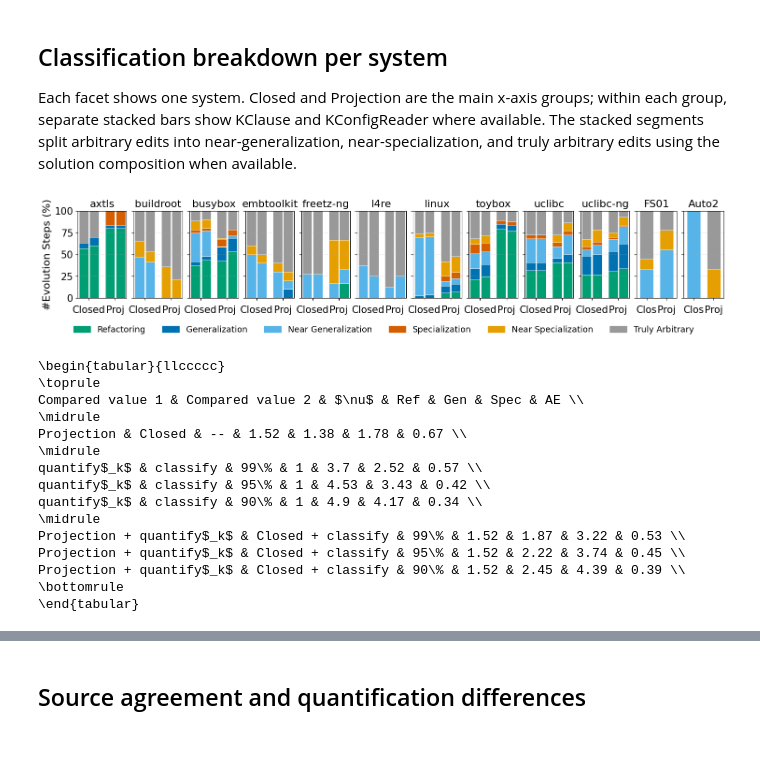
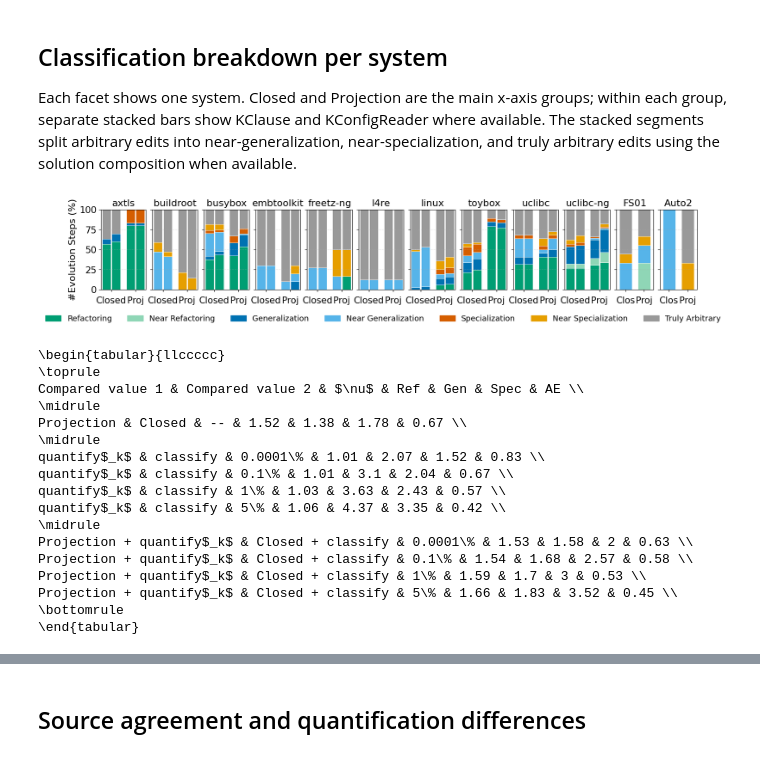
Before and after one commit to ekuiter/torte, a Jupyter notebook: experiments/feature-model-differences/evaluation.ipynb, the cells around one changed output, grey strips where cells are left out. Saved outputs shown, nothing was run; the diff lists cells and outputs as text; code cells hidden in the pictures.

```diff
--- a/experiments/feature-model-differences/evaluation.ipynb
+++ b/experiments/feature-model-differences/evaluation.ipynb
@@ -3089,9 +3094,29 @@ import matplotlib.ticker as ticker
 # row per system/source/semantics/version pair, preferring rows with solution-composition data
 # so ArbitraryEdit can be split into near-generalization, near-specialization, and truly
 # arbitrary edit.
+# Helper functions are local to keep this cell runnable after the source-faceted overview.
+def _breakdown_source(formula):
+    first = str(formula).split('/')[0]
+    if first == 'extract-kconfig-models-with-kconfigreader':
+        return 'KConfigReader'
+    if first == 'extract-kconfig-models-with-kclause':
+        return 'KClause'
+    return 'XML'
+
+
+def _breakdown_strip_source(formula):
+    parts = str(formula).split('/')
+    if parts[0].startswith('extract-kconfig-models-with-'):
+        return '/'.join(parts[1:])
+    return str(formula)
+
+
+_NEAR_SHARE_THRESHOLD = 0.01
+
 # Detailed class order controls both stack order and the legend order in the per-system plot.
 _CLF_DETAILED_ORDER = [
     'Refactoring',
+    'Near Refactoring',
     'Generalization',
     'Near Generalization',
     'Specialization',
@@ -3100,6 +3125,7 @@ _CLF_DETAILED_ORDER = [
 ]
 _CLF_DETAILED_COLORS = {
     'Refactoring':         COLOR['bluish_green'],
+    'Near Refactoring':    '#8FD6B6',
     'Generalization':      COLOR['blue'],
     'Specialization':      COLOR['vermillion'],
     'Near Generalization': COLOR['sky_blue'],
@@ -3120,12 +3146,12 @@ _breakdown = df[
     df['classification'].notna() &
     (~df['system'].isin(['busybox-commits', 'busybox-yearly']))
 ].copy()
-_breakdown['source'] = _breakdown['left_formula'].apply(_factor_source)
+_breakdown['source'] = _breakdown['left_formula'].apply(_breakdown_source)
 _breakdown = _breakdown[_breakdown['source'].isin(_BREAKDOWN_SOURCE_ORDER)].copy()
 # Strip extractor prefixes only for pair identity; source remains a separate key so KClause
 # and KConfigReader are not accidentally compared/collapsed together.
-_breakdown['left_model'] = _breakdown['left_formula'].apply(_factor_strip_source)
-_breakdown['right_model'] = _breakdown['right_formula'].apply(_factor_strip_source)
+_breakdown['left_model'] = _breakdown['left_formula'].apply(_breakdown_strip_source)
+_breakdown['right_model'] = _breakdown['right_formula'].apply(_breakdown_strip_source)
 _breakdown['diff_kind'] = _breakdown['left_diff_kind'].astype(str)
 _breakdown['_has_solution_share'] = _breakdown[['removed_solutions', 'common_solutions', 'added_solutions']].notna().all(axis=1)
 # Prefer rows with quantitative solution shares; break ties with the direct SAT/kissat
@@ -3141,7 +3167,7 @@ _breakdown = (
     .drop_duplicates(subset=['system', 'source', 'diff_kind', 'left_model', 'right_model'])
 )
 
-# Same 95% quantitative refinement as above, but here the refined class is the actual stack
+# Same quantitative refinement as above, but here the refined class is the actual stack
 # category instead of an overlay inside AE.
 def _detailed_clf(row):
     clf = row['classification']
@@ -3154,11 +3180,12 @@ def _detailed_clf(row):
     a = row['added_solutions']
     if any(pd.isna(v) for v in [r, c, a]):
         return 'Truly Arbitrary'
-    add_c = a + c
-    rem_c = r + c
-    stronger_side = max(add_c, rem_c)
-    if stronger_side >= 0.95:
-        return 'Near Generalization' if add_c >= rem_c else 'Near Specialization'
+    if a <= _NEAR_SHARE_THRESHOLD and r <= _NEAR_SHARE_THRESHOLD:
+        return 'Near Refactoring'
+    if a <= _NEAR_SHARE_THRESHOLD:
+        return 'Near Specialization'
+    if r <= _NEAR_SHARE_THRESHOLD:
+        return 'Near Generalization'
     return 'Truly Arbitrary'
 
 _breakdown['_dclf'] = _breakdown.apply(_detailed_clf, axis=1)
@@ -3253,34 +3280,34 @@ for ax, system in zip(axes.ravel(), _system_order):
     ax.tick_params(axis='x', pad=8)
     ax.set_xlim(group_x[0] - (0.11 if source_order == ['XML'] else 0.18), group_x[-1] + (0.11 if source_order == ['XML'] else 0.18))
     ax.set_ylim(0, 100)
     ax.tick_params(axis='y', labelsize=15)
     ax.yaxis.set_major_formatter(ticker.FuncFormatter(lambda v, _: f'{v:.0f}'))
     ax.grid(axis='y', linestyle='--', alpha=0.35)
 
 for ax in axes.ravel()[len(_system_order):]:
     ax.set_visible(False)
 
 for ax in axes[:, 0]:
     ax.set_ylabel('#Evolution Steps (%)', fontsize=16)
 
 # Unlike the compact source summary above, this per-system plot keeps the legend because it
 # uses all detailed classes directly as stacks.
 _class_handles = [plt.Rectangle((0, 0), 1, 1, color=_CLF_DETAILED_COLORS[c]) for c in _CLF_DETAILED_ORDER]
 fig.legend(
     _class_handles,
     _CLF_DETAILED_ORDER,
     loc='lower center',
     ncol=len(_CLF_DETAILED_ORDER),
     fontsize=13,
     frameon=False,
     bbox_to_anchor=(0.5, 0.02),
 )
 fig.tight_layout(rect=[0, 0.15, 1, 1], w_pad=0.01)
 fig.subplots_adjust(wspace=0.15)
 fig.savefig(paper_image_dir / 'classification-breakdown-by-system.pdf', bbox_inches='tight')
 plt.show()
 # %% [output]
-[figure, old version]
+[figure, new version]
 # %%
 # LaTeX summary table for the classification-comparison scenarios.
 # Each class cell divides the absolute class count of the first displayed setting
@@ -3338,10 +3365,12 @@ def _cmp_quantify(row, nu):
     a = row['added_solutions']
     if any(pd.isna(v) for v in [r, c, a]):
         return 'AE'
-    add_c = a + c
-    rem_c = r + c
-    if max(add_c, rem_c) >= nu:
-        return 'Gen' if add_c >= rem_c else 'Spec'
+    if a <= nu and r <= nu:
+        return 'Ref'
+    if a <= nu:
+        return 'Spec'
+    if r <= nu:
+        return 'Gen'
     return 'AE'
 
 
@@ -3388,18 +3417,18 @@ _rows.append(_comparison_row('Projection', 'Closed', '--', _right, _left))
 _midrules_after.append(len(_rows))
 
 # Quantification effect at closed semantics for three nearness thresholds.
-for _nu in [0.99, 0.95, 0.90]:
+for _nu in [0.000001, 0.001, 0.01, 0.05]:
     _rows.append(_comparison_row(
         'quantify$_k$',
         'classify',
-        f'{int(_nu * 100)}\\%',
+        f'{_nu * 100:g}\\%',
         _closed.apply(lambda row, nu=_nu: _cmp_quantify(row, nu), axis=1),
         _closed.apply(_cmp_classify, axis=1),
     ))
 _midrules_after.append(len(_rows))
 
 # Thüm's algorithm (closed + classify) versus the projected quantitative variant.
-for _nu in [0.99, 0.95, 0.90]:
+for _nu in [0.000001, 0.001, 0.01, 0.05]:
     _left, _right = _paired_labels(
         _closed,
         _projected,
@@ -3409,7 +3438,7 @@ for _nu in [0.99, 0.95, 0.90]:
     _rows.append(_comparison_row(
         'Projection + quantify$_k$',
         'Closed + classify',
-        f'{int(_nu * 100)}\\%',
+        f'{_nu * 100:g}\\%',
         _right,
         _left,
     ))
@@ -3438,13 +3467,15 @@ Compared value 1 & Compared value 2 & $\nu$ & Ref & Gen & Spec & AE \\
 \midrule
 Projection & Closed & -- & 1.52 & 1.38 & 1.78 & 0.67 \\
 \midrule
-quantify$_k$ & classify & 99\% & 1 & 3.7 & 2.52 & 0.57 \\
-quantify$_k$ & classify & 95\% & 1 & 4.53 & 3.43 & 0.42 \\
-quantify$_k$ & classify & 90\% & 1 & 4.9 & 4.17 & 0.34 \\
+quantify$_k$ & classify & 0.0001\% & 1.01 & 2.07 & 1.52 & 0.83 \\
+quantify$_k$ & classify & 0.1\% & 1.01 & 3.1 & 2.04 & 0.67 \\
+quantify$_k$ & classify & 1\% & 1.03 & 3.63 & 2.43 & 0.57 \\
+quantify$_k$ & classify & 5\% & 1.06 & 4.37 & 3.35 & 0.42 \\
 \midrule
-Projection + quantify$_k$ & Closed + classify & 99\% & 1.52 & 1.87 & 3.22 & 0.53 \\
-Projection + quantify$_k$ & Closed + classify & 95\% & 1.52 & 2.22 & 3.74 & 0.45 \\
-Projection + quantify$_k$ & Closed + classify & 90\% & 1.52 & 2.45 & 4.39 & 0.39 \\
+Projection + quantify$_k$ & Closed + classify & 0.0001\% & 1.53 & 1.58 & 2 & 0.63 \\
+Projection + quantify$_k$ & Closed + classify & 0.1\% & 1.54 & 1.68 & 2.57 & 0.58 \\
+Projection + quantify$_k$ & Closed + classify & 1\% & 1.59 & 1.7 & 3 & 0.53 \\
+Projection + quantify$_k$ & Closed + classify & 5\% & 1.66 & 1.83 & 3.52 & 0.45 \\
 \bottomrule
 \end{tabular}
 # %%
```
Also changed, not shown: parts of 2 cells of this notebook.
